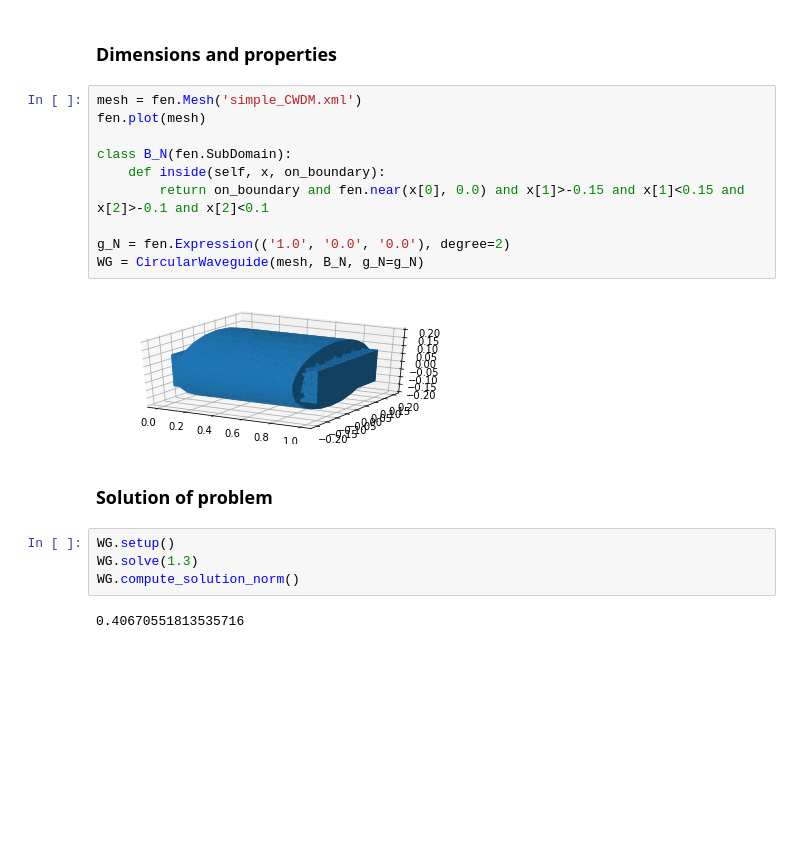
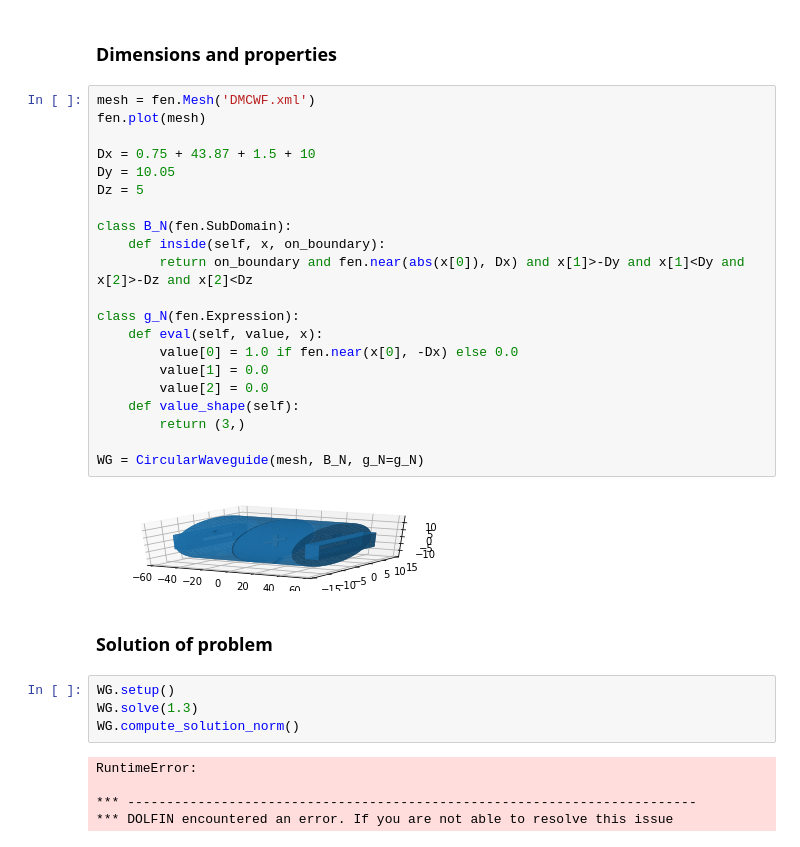
Before and after one commit to FMatti/Maxwell-MRI, a Jupyter notebook: examples/circular_waveguide/circular_waveguide.ipynb, the cells around one changed output. Saved outputs shown, nothing was run; the diff lists cells and outputs as text; blank space fills up the shorter version.

Commit message:
model DMCWF filter

```diff
--- a/examples/circular_waveguide/circular_waveguide.ipynb
+++ b/examples/circular_waveguide/circular_waveguide.ipynb
@@ -14,17 +14,28 @@ import src.helpers as helpers
 # %% [markdown]
 ### Dimensions and properties
 # %%
-mesh = fen.Mesh('simple_CWDM.xml')
+mesh = fen.Mesh('DMCWF.xml')
 fen.plot(mesh)
+
+Dx = 0.75 + 43.87 + 1.5 + 10
+Dy = 10.05
+Dz = 5
 
 class B_N(fen.SubDomain):
     def inside(self, x, on_boundary):
-        return on_boundary and fen.near(x[0], 0.0) and x[1]>-0.15 and x[1]<0.15 and x[2]>-0.1 and x[2]<0.1
+        return on_boundary and fen.near(abs(x[0]), Dx) and x[1]>-Dy and x[1]<Dy and x[2]>-Dz and x[2]<Dz
 
-g_N = fen.Expression(('1.0', '0.0', '0.0'), degree=2)
+class g_N(fen.Expression):
+    def eval(self, value, x):
+        value[0] = 1.0 if fen.near(x[0], -Dx) else 0.0
+        value[1] = 0.0
+        value[2] = 0.0
+    def value_shape(self):
+        return (3,)
+
 WG = CircularWaveguide(mesh, B_N, g_N=g_N)
 # %% [output]
-[figure, old version]
+[figure, new version]
 # %% [markdown]
 ### Solution of problem
 # %%
@@ -32,4 +43,7 @@ WG.setup()
 WG.solve(1.3)
 WG.compute_solution_norm()
 # %% [output]
-0.40670551813535716
+RuntimeError:
+
+*** -------------------------------------------------------------------------
+*** DOLFIN encountered an error. If you are not able to resolve this issue
```
Also changed, not shown: 4 other files.
